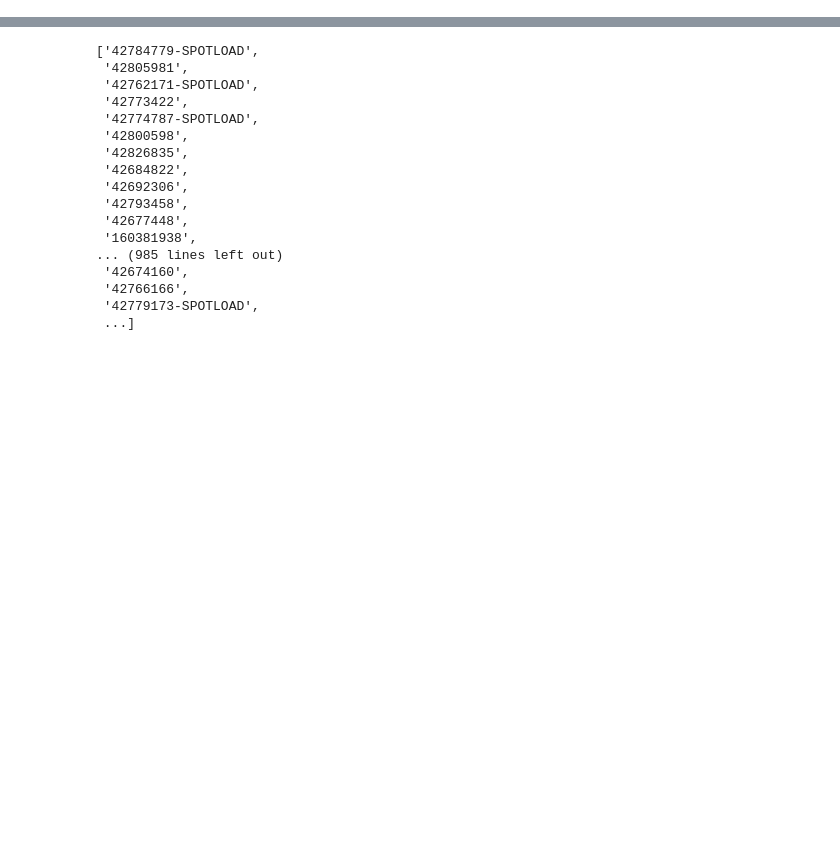
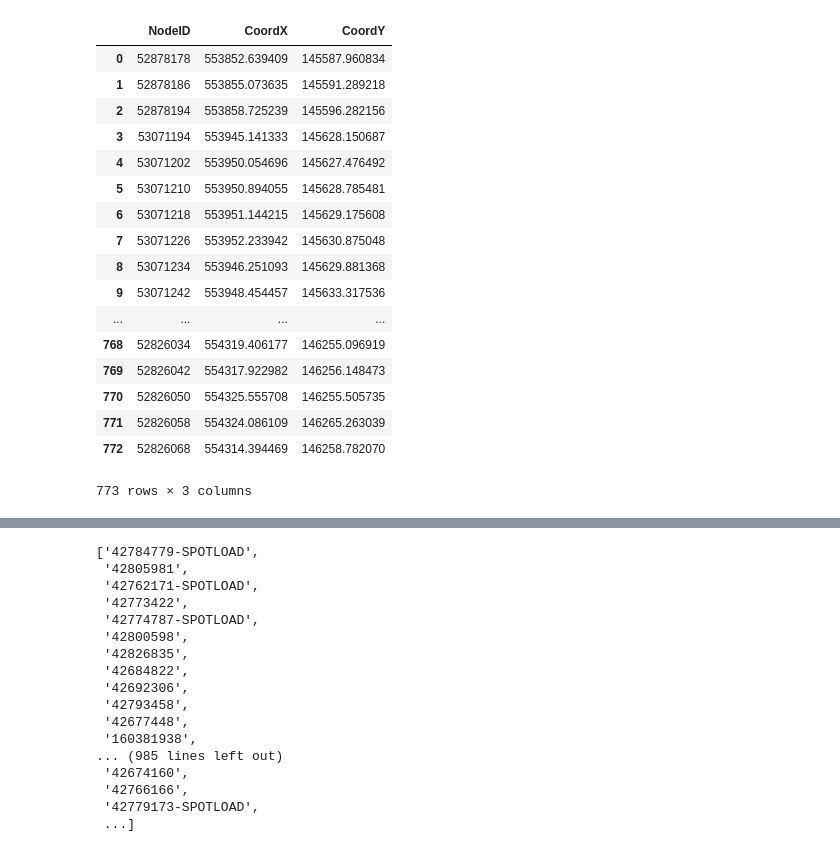
Before and after one commit to martenfese/preprocesses, a Jupyter notebook: XNetwork_test.ipynb, the cells around one changed output, grey strips where cells are left out. Saved outputs shown, nothing was run; the diff lists cells and outputs as text; code cells hidden in the pictures; blank space fills up the shorter version.

```diff
--- a/XNetwork_test.ipynb
+++ b/XNetwork_test.ipynb
@@ -29,0 +37,34 @@ coord
+# %%
+subnetwork_connections = pd.read_csv('../preprocesses/section_data/result_subnetwork_connections.csv')
+
+subnetwork_connections = subnetwork_connections[["NodeID", "ConnectorCoordX", "ConnectorCoordY"]].copy()
+
+subnetwork_connections = subnetwork_connections.rename(index=str, columns={"ConnectorCoordX": "CoordX", "ConnectorCoordY": "CoordY"})
+
+subnetwork_connections['NodeID'] = subnetwork_connections['NodeID'].astype(str)
+
+subnetwork_connections
+
+### What am I doing? ###
+#
+# open file about the subnetwork_connection nodes, changing column names of the coordinates,
+# so it fit with the DataFrame of the node coordinates
+# %% [output]
+|  | NodeID | CoordX | CoordY |
+| 0 | 52878178 | 553852.639409 | 145587.960834 |
+| 1 | 52878186 | 553855.073635 | 145591.289218 |
+| 2 | 52878194 | 553858.725239 | 145596.282156 |
+| 3 | 53071194 | 553945.141333 | 145628.150687 |
+| 4 | 53071202 | 553950.054696 | 145627.476492 |
+| 5 | 53071210 | 553950.894055 | 145628.785481 |
+| 6 | 53071218 | 553951.144215 | 145629.175608 |
+| 7 | 53071226 | 553952.233942 | 145630.875048 |
+| 8 | 53071234 | 553946.251093 | 145629.881368 |
+| 9 | 53071242 | 553948.454457 | 145633.317536 |
+| ... | ... | ... | ... |
+| 768 | 52826034 | 554319.406177 | 146255.096919 |
+| 769 | 52826042 | 554317.922982 | 146256.148473 |
+| 770 | 52826050 | 554325.555708 | 146255.505735 |
+| 771 | 52826058 | 554324.086109 | 146265.263039 |
+| 772 | 52826068 | 554314.394469 | 146258.782070 |
+773 rows × 3 columns
```
Also changed, not shown: parts of 24 cells of this notebook.
